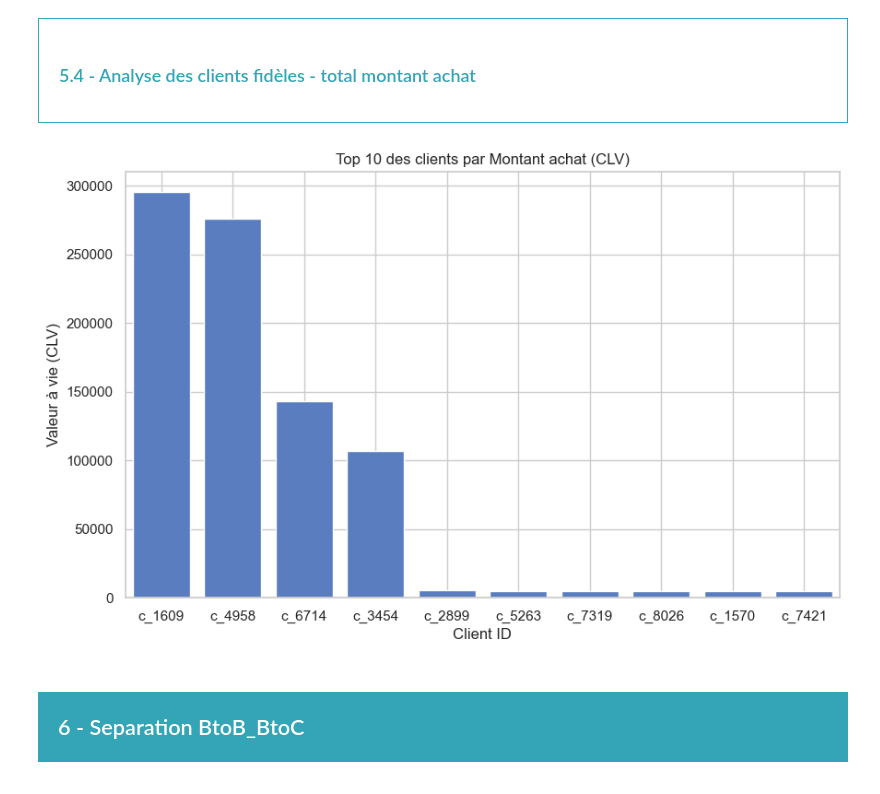
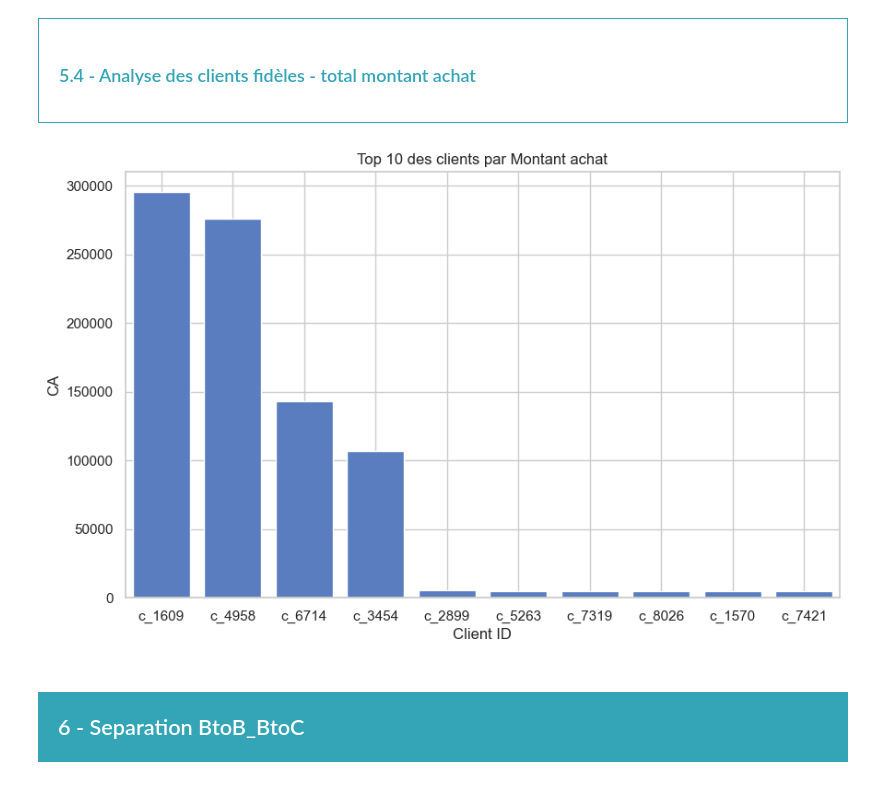
Before and after one commit to obenmaha/analyse-ventes-librairie, a Jupyter notebook: Analyse des Vente_V2.ipynb, the cells around one changed output. Saved outputs shown, nothing was run; the diff lists cells and outputs as text; code cells hidden in the pictures.

```diff
--- a/Analyse des Vente_V2.ipynb
+++ b/Analyse des Vente_V2.ipynb
@@ -852,22 +871,22 @@ Name: count, dtype: int64
 <h3 style="margin: auto; padding: 20px; color: RGB(51,165,182); ">5.4 - Analyse des clients fidèles - total montant achat</h3>
 </div>
 # %%
-# Calculer la CLV par client
+# Calculer du CA par client
 clv = df_transactions_products.groupby('client_id')['price'].sum()
 
 # Afficher les clients ayant la plus haute CLV
 top_clv_customers = clv.sort_values(ascending=False).head(10)
 
 # Tracer le graphique
 plt.figure(figsize=(10, 6))
 sns.barplot(x=top_clv_customers.index, y=top_clv_customers.values)
-plt.title("Top 10 des clients par Montant achat (CLV)")
+plt.title("Top 10 des clients par Montant achat")
 plt.xlabel("Client ID")
-plt.ylabel("Valeur à vie (CLV)")
+plt.ylabel("CA")
 plt.grid(True)
 plt.show()
 # %% [output]
-[figure, old version]
+[figure, new version]
 # %% [markdown]
 <div style="background-color: RGB(51,165,182);" >
 <h2 style="margin: auto; padding: 20px; color:#fff; ">6 - Separation BtoB_BtoC</h2>
```
Also changed, not shown: parts of 17 cells of this notebook, 1 other file.
